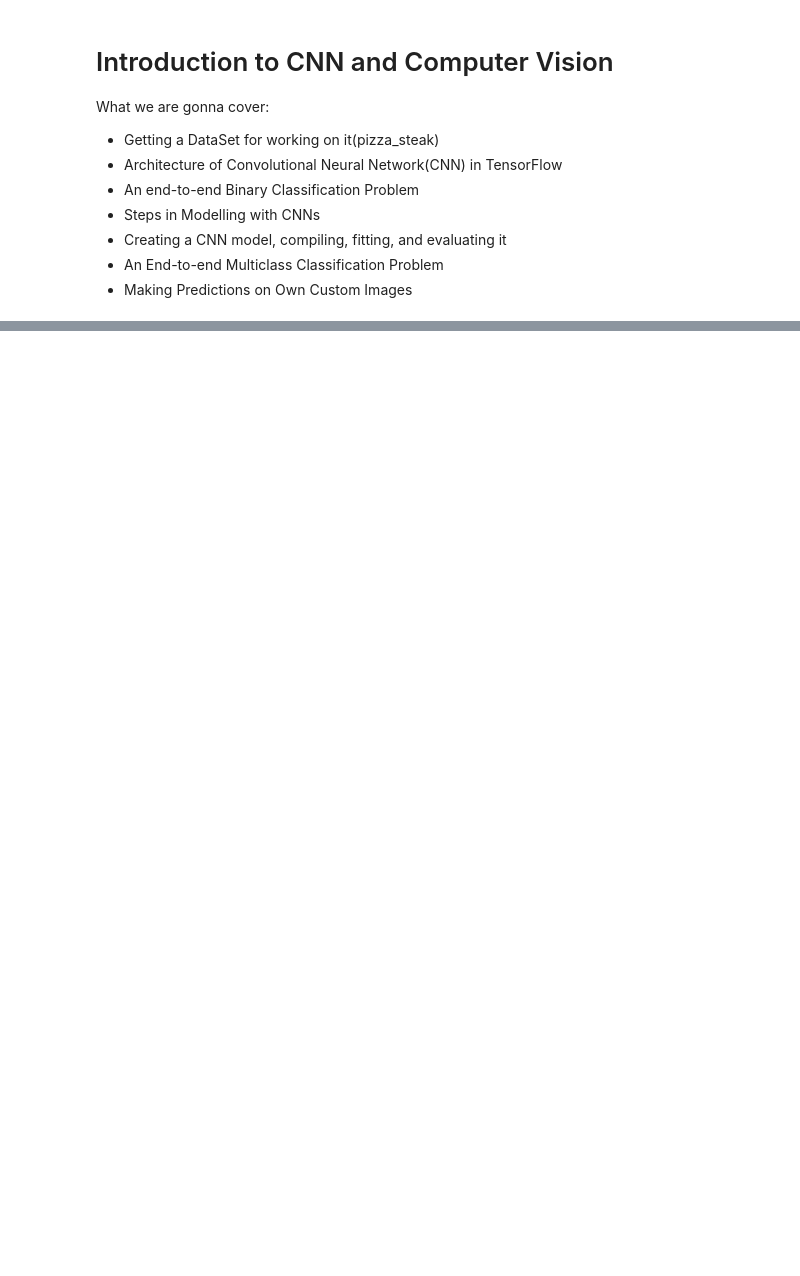
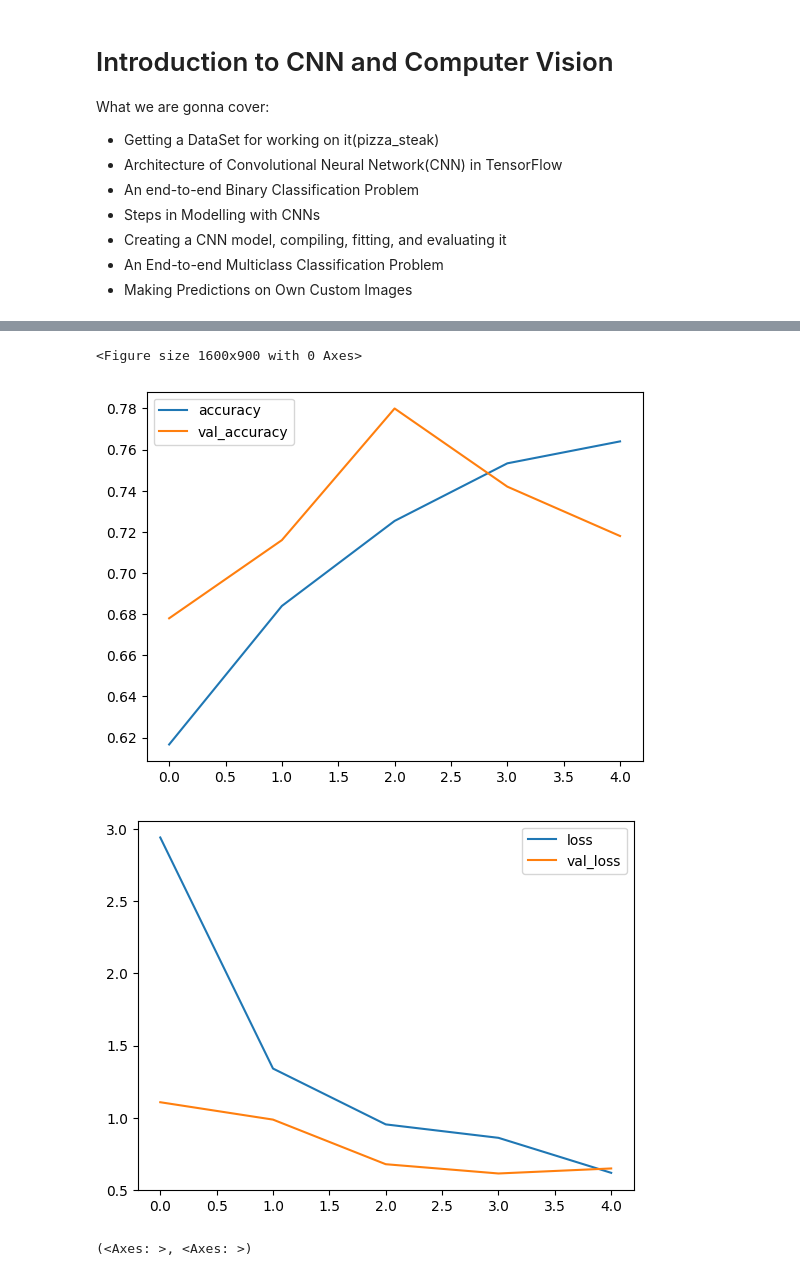
Before and after one commit to hasanzeynal/TensorFlow-Developer-Certificate, a Jupyter notebook: 03_CNN_and_Computer_Vision/computer_vision_and_cnn_in_tensorflow.ipynb, the cells around one changed output, grey strips where cells are left out. Drawn from its saved outputs; the diff is of its cells as text; code cells hidden in the pictures; blank space fills up the shorter version.

```diff
--- a/03_CNN_and_Computer_Vision/computer_vision_and_cnn_in_tensorflow.ipynb
+++ b/03_CNN_and_Computer_Vision/computer_vision_and_cnn_in_tensorflow.ipynb
@@ -26,0 +239,26 @@ What we are gonna cover:
+# %%
+#let's create second model with full connected layers
+
+#set the seed
+tf.random.set_seed(42)
+
+#create the model
+non_cnn_model_2 = tf.keras.models.Sequential([
+    tf.keras.layers.Flatten(input_shape= (224, 224, 3)),
+    tf.keras.layers.Dense(100, activation= 'relu'),    #number of units per hidden layer is increased to 100
+    tf.keras.layers.Dense(100, activation= 'relu'),
+    tf.keras.layers.Dense(100, activation= 'relu'),    #adding more hidden layer
+    tf.keras.layers.Dense(1, activation= 'sigmoid')
+])
+
+#compile the model
+non_cnn_model_2.compile(loss = 'binary_crossentropy',
+                        optimizer = tf.keras.optimizers.Adam(lr = 0.001),
+                        metrics = ['accuracy'])
+
+#fit the model
+non_cnn_model_2_history = non_cnn_model_2.fit(train_data,
+                                              epochs=5,
+                                              steps_per_epoch= len(train_data),
+                                              validation_data = test_data,
+                                              validation_steps= len(test_data))
@@ -26,0 +300,7 @@ What we are gonna cover:
+# %%
+view_plots(non_cnn_model_2_history)
+# %% [output]
+<Figure size 1600x900 with 0 Axes>
+[figure, added]
+[figure, added]
+(<Axes: >, <Axes: >)
```
Also changed, not shown: parts of 25 cells of this notebook.
